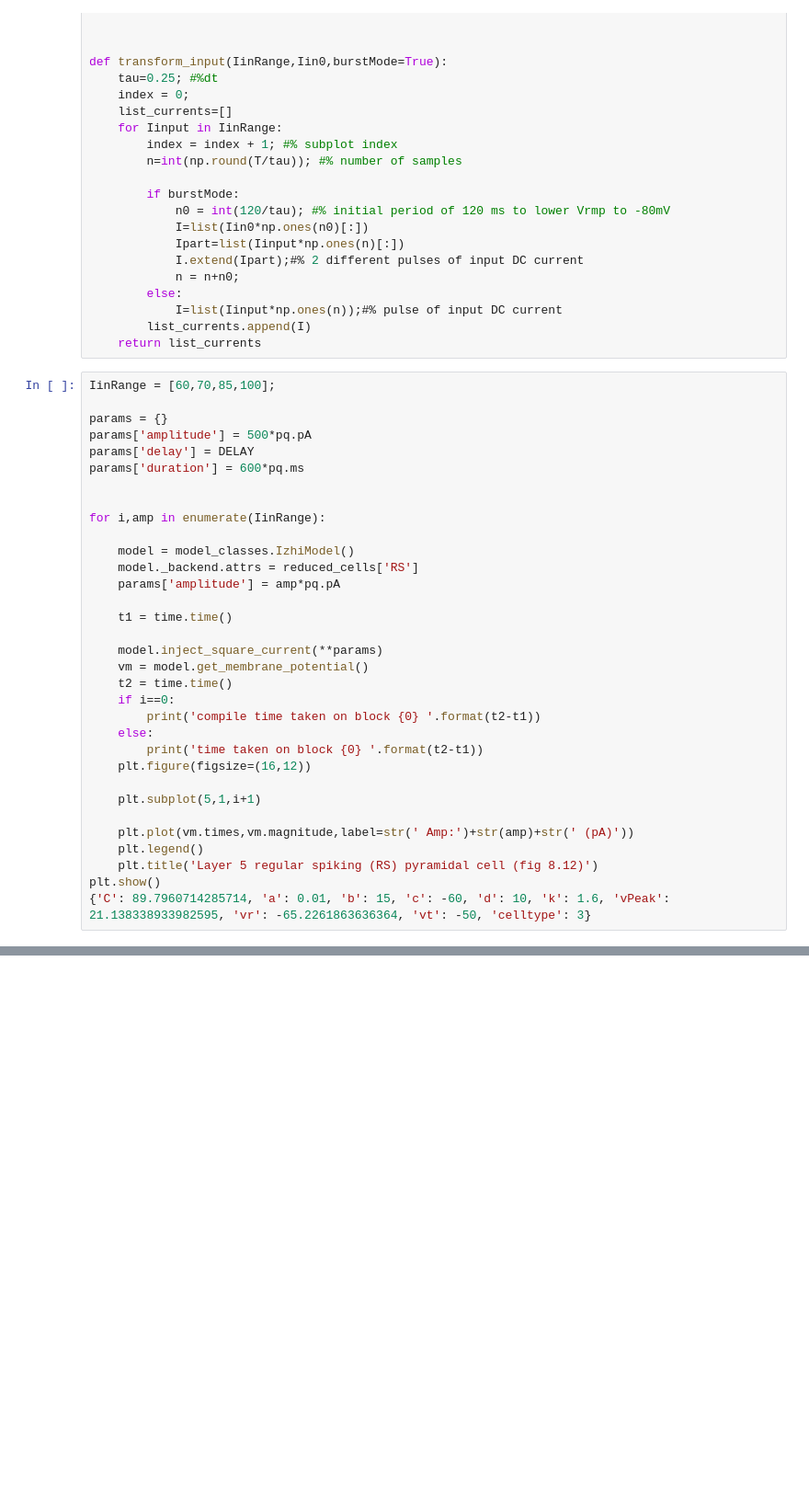
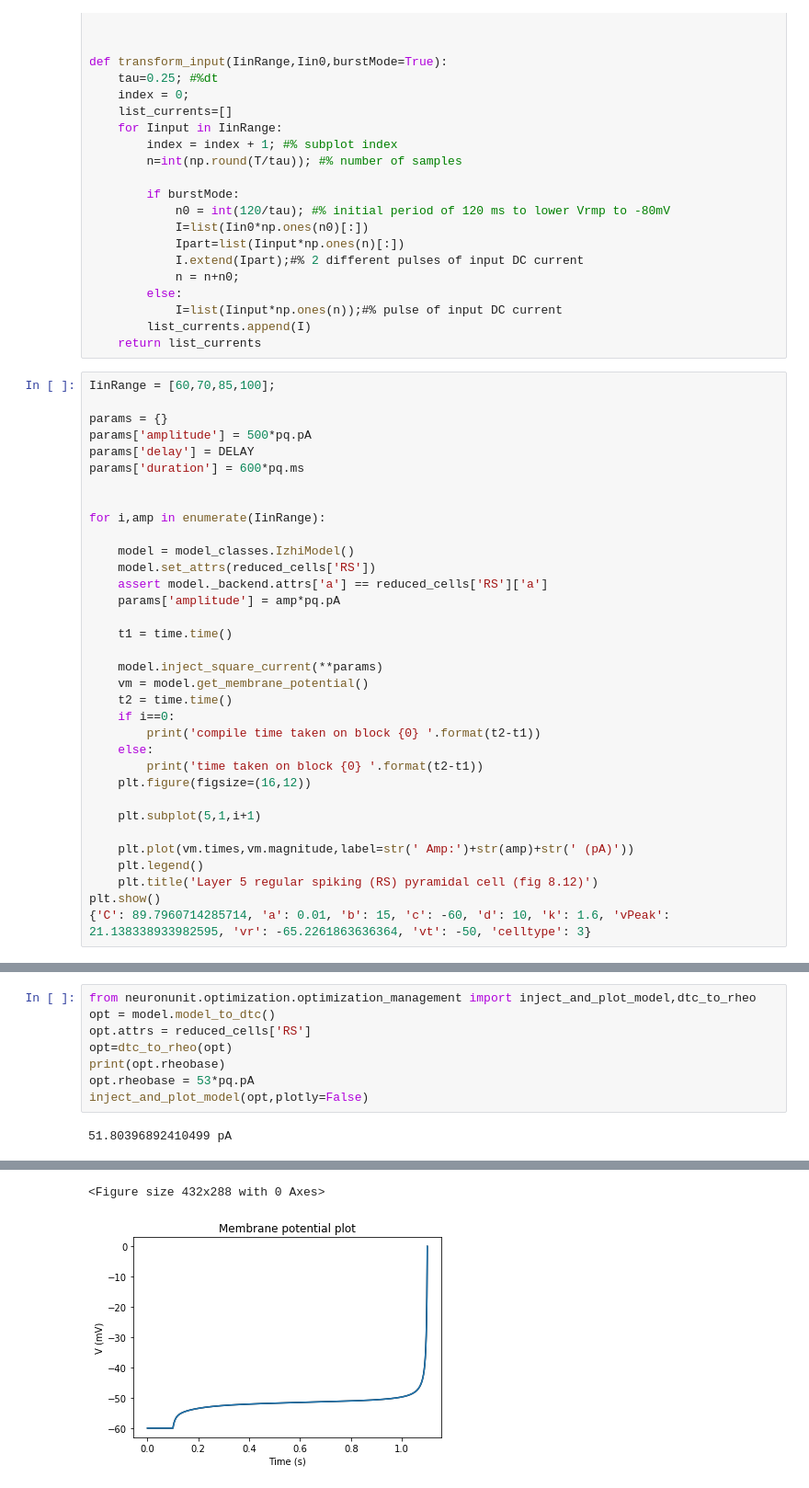
Before and after one commit to russelljjarvis/jit_hub, a Jupyter notebook: jithub/examples/backend_test.ipynb, the cells around one changed output, grey strips where cells are left out. Shown at 92% size. Saved outputs shown, nothing was run; the diff lists cells and outputs as text; blank space fills up the shorter version.

Commit message:
model.base.set_attrs working

```diff
--- a/jithub/examples/backend_test.ipynb
+++ b/jithub/examples/backend_test.ipynb
@@ -120,7 +117,8 @@ params['duration'] = 600*pq.ms
 for i,amp in enumerate(IinRange):
 
     model = model_classes.IzhiModel()
-    model._backend.attrs = reduced_cells['RS']
+    model.set_attrs(reduced_cells['RS'])
+    assert model._backend.attrs['a'] == reduced_cells['RS']['a']
     params['amplitude'] = amp*pq.pA
 
     t1 = time.time()
@@ -160,3 +158,13 @@ time taken on block 0.001969575881958008
  'vr': -65.2261863636364,
  'vt': -50,
  'celltype': 3}
+# %%
+from neuronunit.optimization.optimization_management import inject_and_plot_model,dtc_to_rheo
+opt = model.model_to_dtc()
+opt.attrs = reduced_cells['RS']
+opt=dtc_to_rheo(opt)
+print(opt.rheobase)
+opt.rheobase = 53*pq.pA
+inject_and_plot_model(opt,plotly=False)
+# %% [output]
+51.80396892410499 pA
@@ -163,3 +176,5 @@ time taken on block 0.001969575881958008
+<Figure size 432x288 with 0 Axes>
+[figure, added]
 # %%
 IinRange = [290,370,500,550];
 
```
Also changed, not shown: parts of 6 cells of this notebook, 2 other files.
